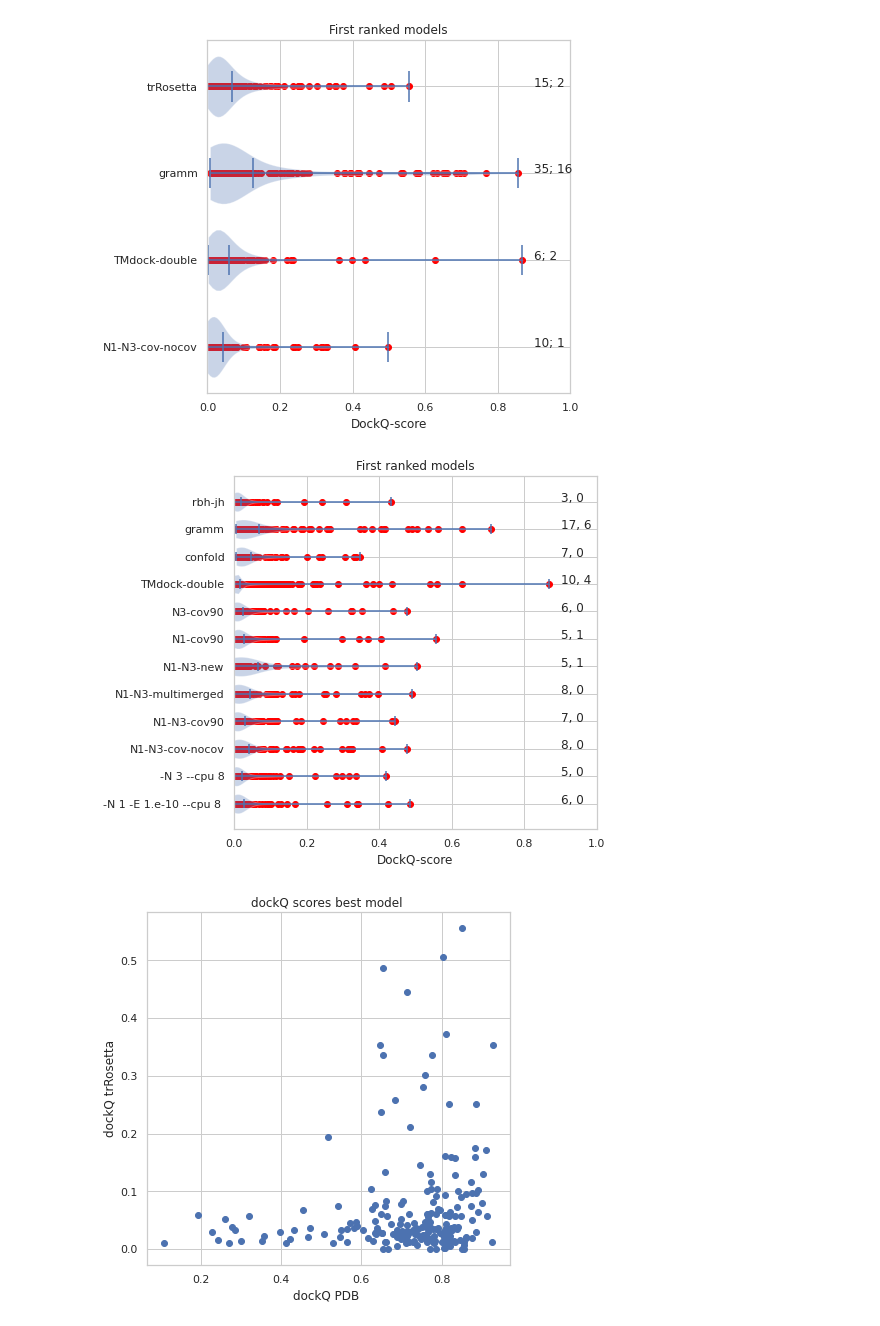
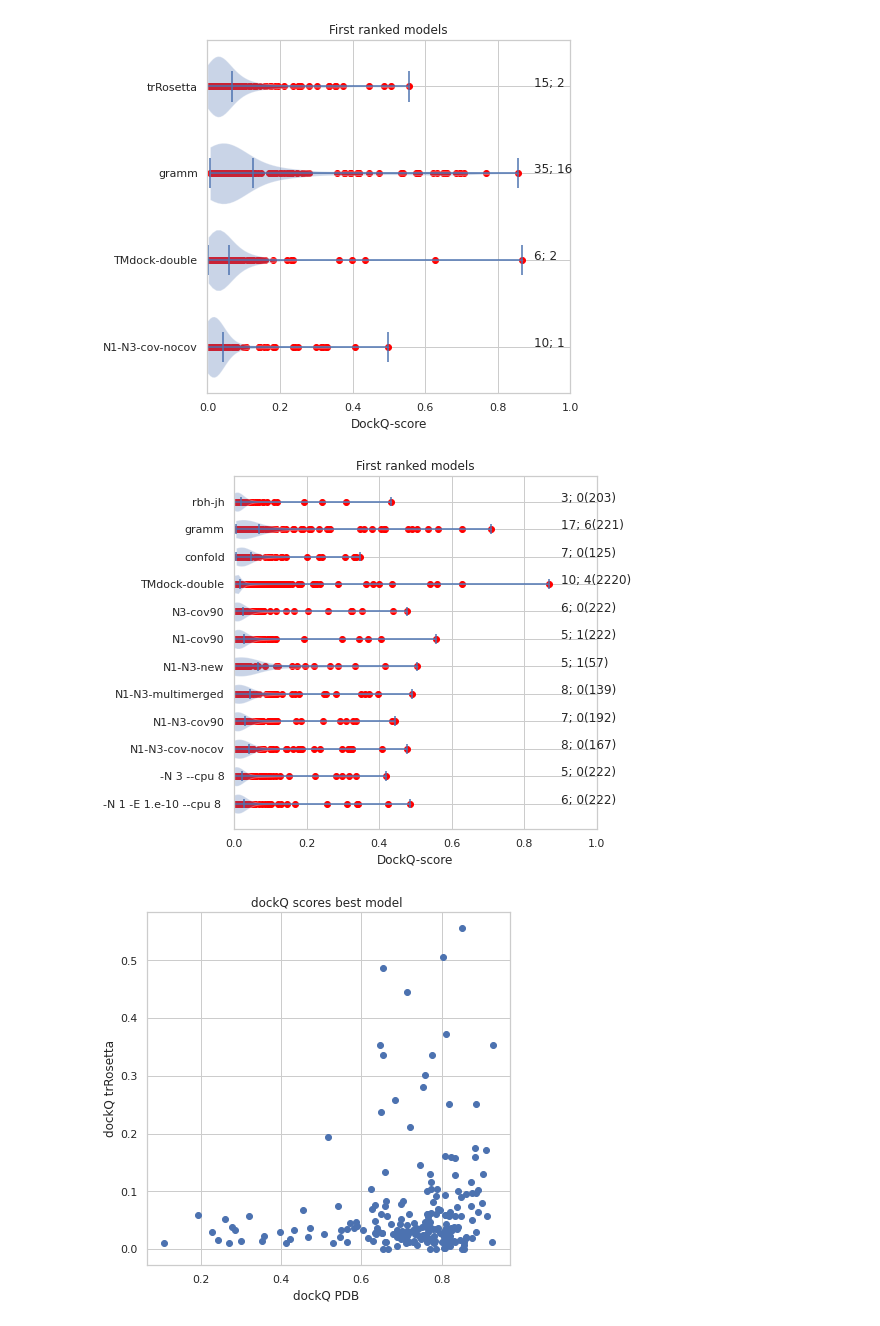
Before and after one commit to ElofssonLab/bioinfo-toolbox, a Jupyter notebook: trRosetta/csvplot-papers.ipynb, the cells around one changed output. Saved outputs shown, nothing was run; the diff lists cells and outputs as text; code cells hidden in the pictures.

```diff
--- a/trRosetta/csvplot-papers.ipynb
+++ b/trRosetta/csvplot-papers.ipynb
@@ -263,10 +263,10 @@ df
 #cols=['name', 'JHparams', 'seqid',      'rank']
 
 #for d in df.columns.values.tolist():
-for d in ["rank","len"]:
-    if d=="name": continue
-    if d=="JHparams": continue
-    print (d)
-    print (df.loc[(df[d].str.isnumeric()!=True)][cols+[d]])
-    #print (df.loc[(df[d].str.isnumeric()][d].unique()
-    print (df[d].str.isnumeric().unique())
+#for d in ["rank","len"]:
+##    if d=="name": continue
+#    if d=="JHparams": continue
+#    print (d)
+#    print (df.loc[(df[d].str.isnumeric()!=True)][cols+[d]])
+#    #print (df.loc[(df[d].str.isnumeric()][d].unique()
+#    print (df[d].str.isnumeric().unique())
@@ -440,9 +424,9 @@ for d in sorted(selset,reverse=False):
     posA+=[i-shift]
     posB+=[i+shift]
     keys+=[d]
-    POS+=[[i]*len(data[i])]
     dataA+=[all_df.loc[(all_df.JHparams==d)]["tmA"].to_list()]
     dataB+=[all_df.loc[(all_df.JHparams==d)]["tmB"].to_list()]
+    POS+=[[i]*len(dataA[i])]
     #print (d,i,len(pos),pos[i],len(data),len(data[i]))
     i+=1
 ax.set_yticklabels(keys)
@@ -606,35 +590,36 @@ for d in sorted(selset,reverse=False):
     #print (d,i,len(pos),pos[i],len(data),len(data[i]))
     i+=1
 ax.set_yticklabels(keys)
 ax.set_yticks(pos)
 #print (data,POS)
 cutoff=0.23
 cutoffA=0.23
 cutoffB=0.49
 cutoffC=0.80
 
 for i in range(len(data)):
     plt.scatter(data[i],POS[i],color="red")
     numgoodA=len([x for x in data[i] if x>cutoffA])
     numgoodB=len([x for x in data[i] if x>cutoffB])
-    sstr=str(numgoodA)+"; "+str(numgoodB)
+    length=len(data[i])
+    sstr=str(numgoodA)+"; "+str(numgoodB)+"("+str(length)+")"
     ax.annotate(sstr,(.9, i))
     #numgood=all (x > cutoffC for x in data[i])
     #ax.annotate("High:  "+str(numgood),(.8, i))
 
 ax.violinplot(data,pos, points=80, vert=False, widths=0.7,
                       showmeans=True, showextrema=True, showmedians=False)
 
 plt.savefig("violin-dockQ.png")
 
 
 # This is the first plot to save
 #df_test= data_first["N1-merged"]
 #plt.scatter(df_test.tmB,df_test.tmA)
 #sns_plot = sns.jointplot(data=df_test, x="tmA", y="tmB")
 #sns_plot.savefig("tmA-tmB.png")
 # %% [output]
-[figure, old version]
+[figure, new version]
 # %%
 #df_test.loc[(df_test.tmA>0.8 )&(df_test.lenA>300)]["name"]
 cutoff=0.2
```
Also changed, not shown: parts of 28 cells of this notebook.
